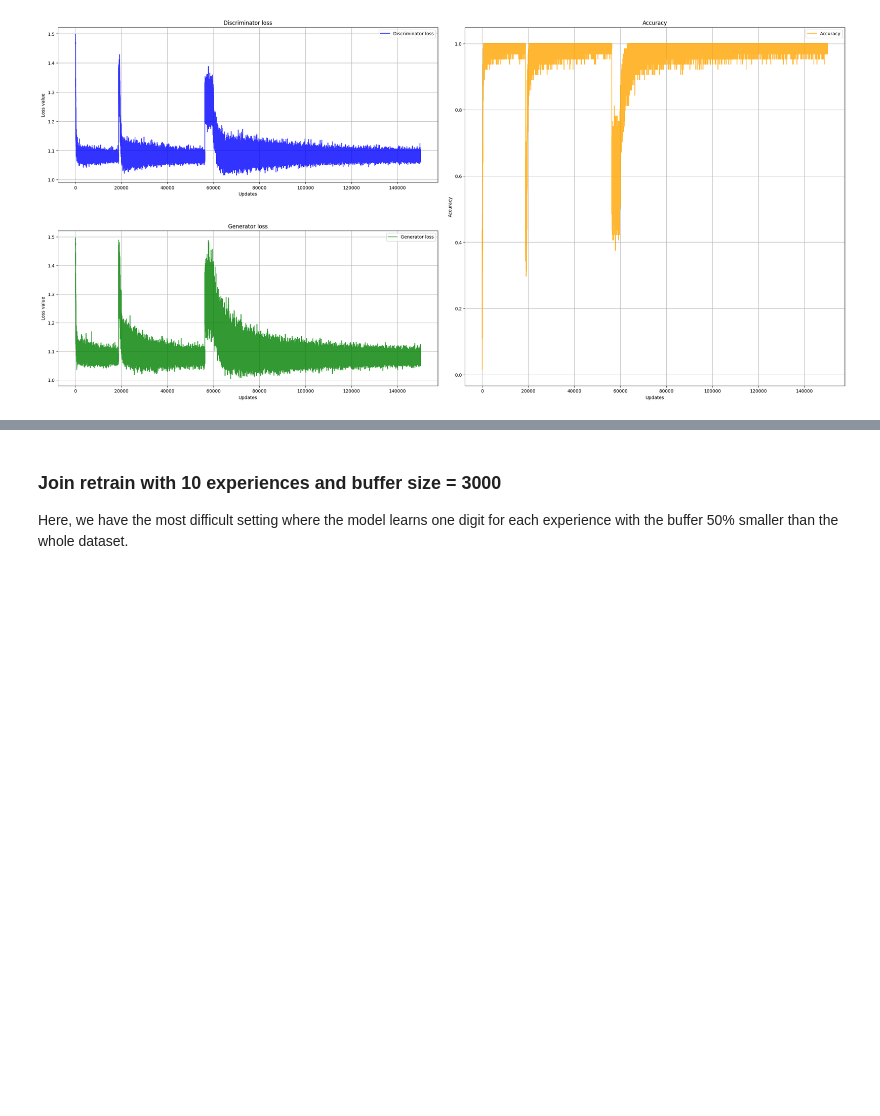
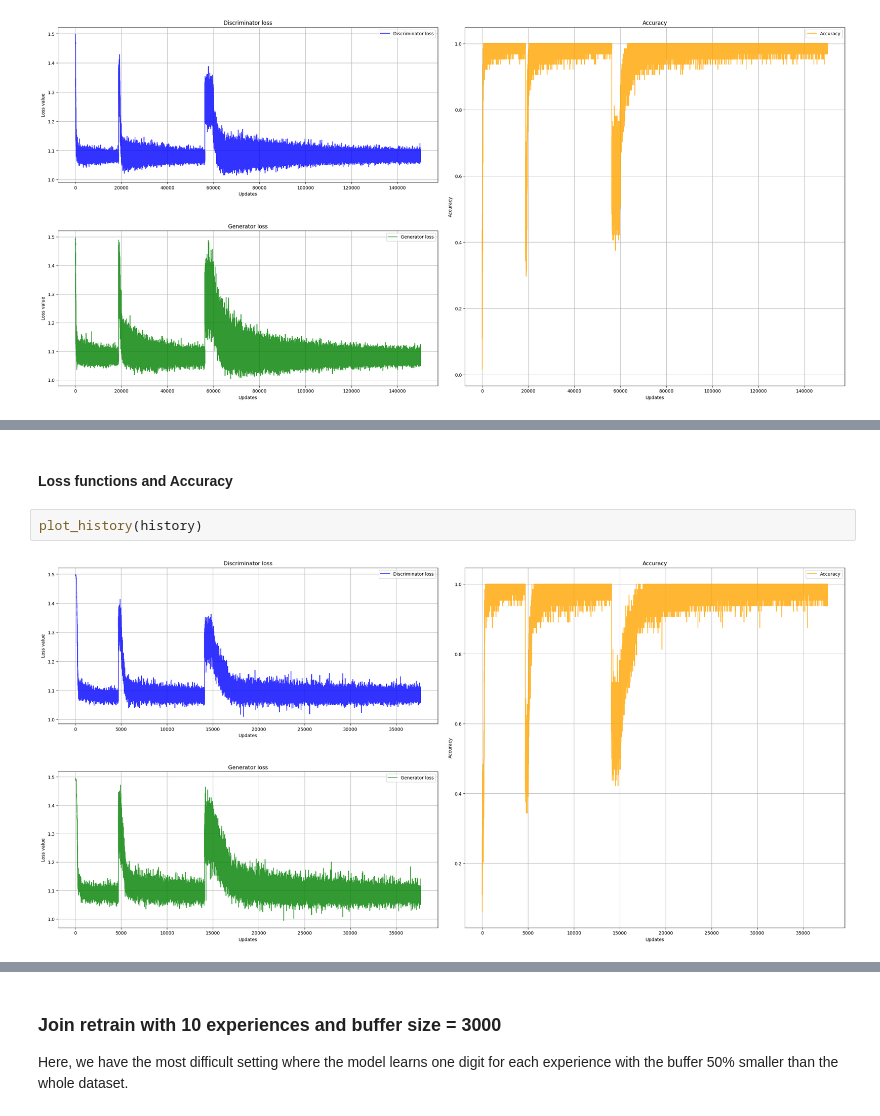
Before and after one commit to jacons/MeRGAN-V2, a Jupyter notebook: notebooks/Join_retrain.ipynb, the cells around one changed output, grey strips where cells are left out. Saved outputs shown, nothing was run; the diff lists cells and outputs as text; blank space fills up the shorter version.

```diff
--- a/notebooks/Join_retrain.ipynb
+++ b/notebooks/Join_retrain.ipynb
@@ -119,0 +146,6 @@ plot_history(history)
+# %% [markdown]
+#### Loss functions and Accuracy
+# %%
+plot_history(history)
+# %% [output]
+[figure, added]
```
Also changed, not shown: parts of 17 cells of this notebook, 16 other files.
